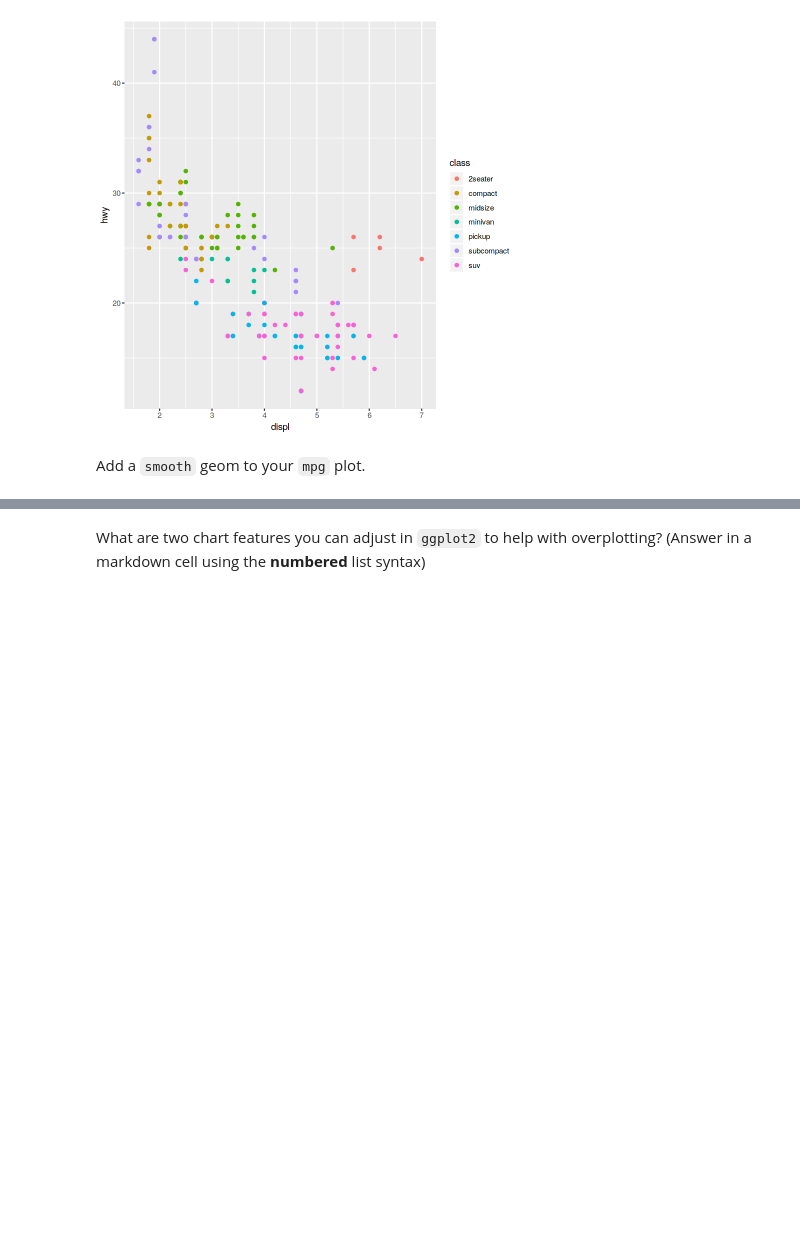
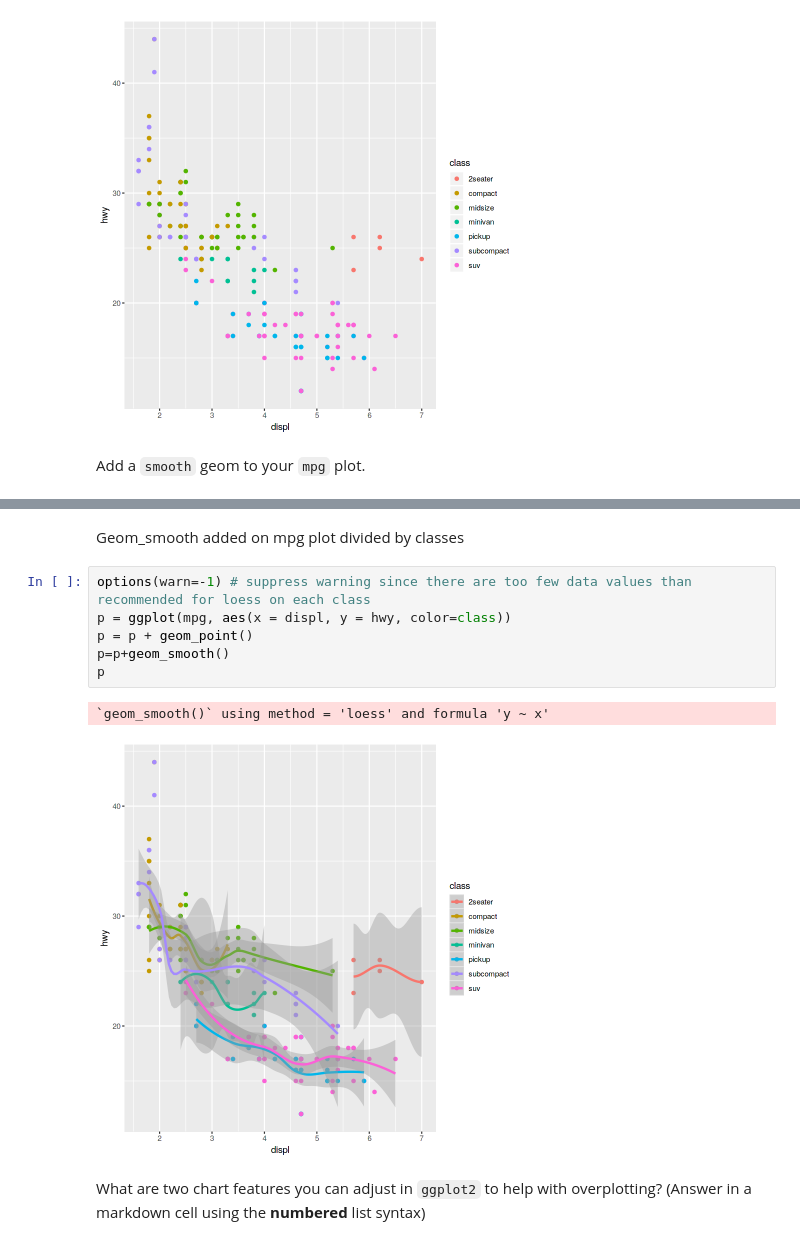
Before and after one commit to changon/BIOS512, a Jupyter notebook: assns/01_BIOS512_assignment.ipynb, the cells around one changed output, grey strips where cells are left out. Drawn from its saved outputs; the diff is of its cells as text; blank space fills up the shorter version.

```diff
--- a/assns/01_BIOS512_assignment.ipynb
+++ b/assns/01_BIOS512_assignment.ipynb
@@ -87,3 +73,14 @@ Warning message in predLoess(object$y, object$x, newx = if (is.null(newdata)) ob
+# %% [markdown]
+Geom_smooth added on mpg plot divided by classes
+# %%
+options(warn=-1) # suppress warning since there are too few data values than recommended for loess on each class
+p = ggplot(mpg, aes(x = displ, y = hwy, color=class))
+p = p + geom_point()
+p=p+geom_smooth()
+p
+# %% [output]
+`geom_smooth()` using method = 'loess' and formula 'y ~ x'
+[figure, added]
 # %% [markdown]
 What are two chart features you can adjust in `ggplot2` to help with overplotting? (Answer in a markdown cell using the **numbered** list syntax)
 # %% [markdown]
```
Also changed, not shown: parts of 2 cells of this notebook.
